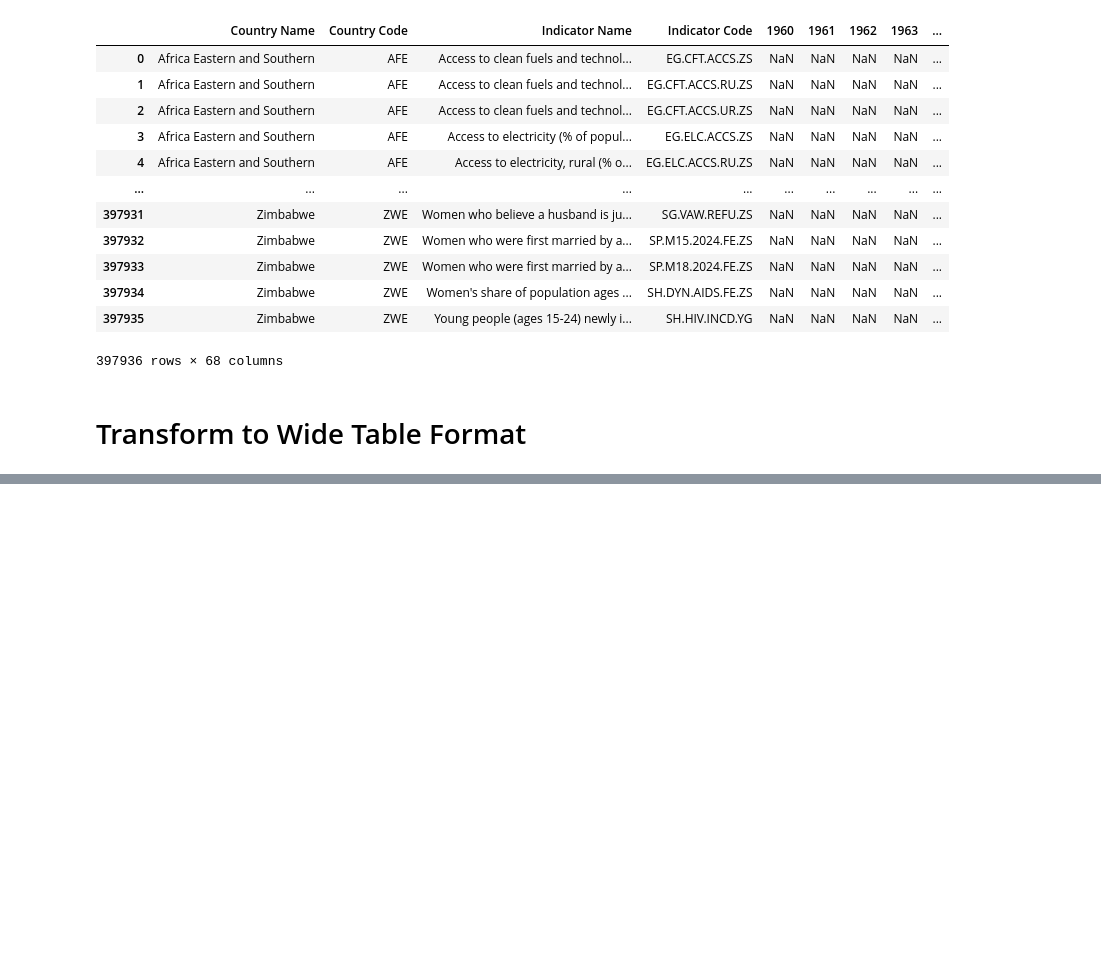
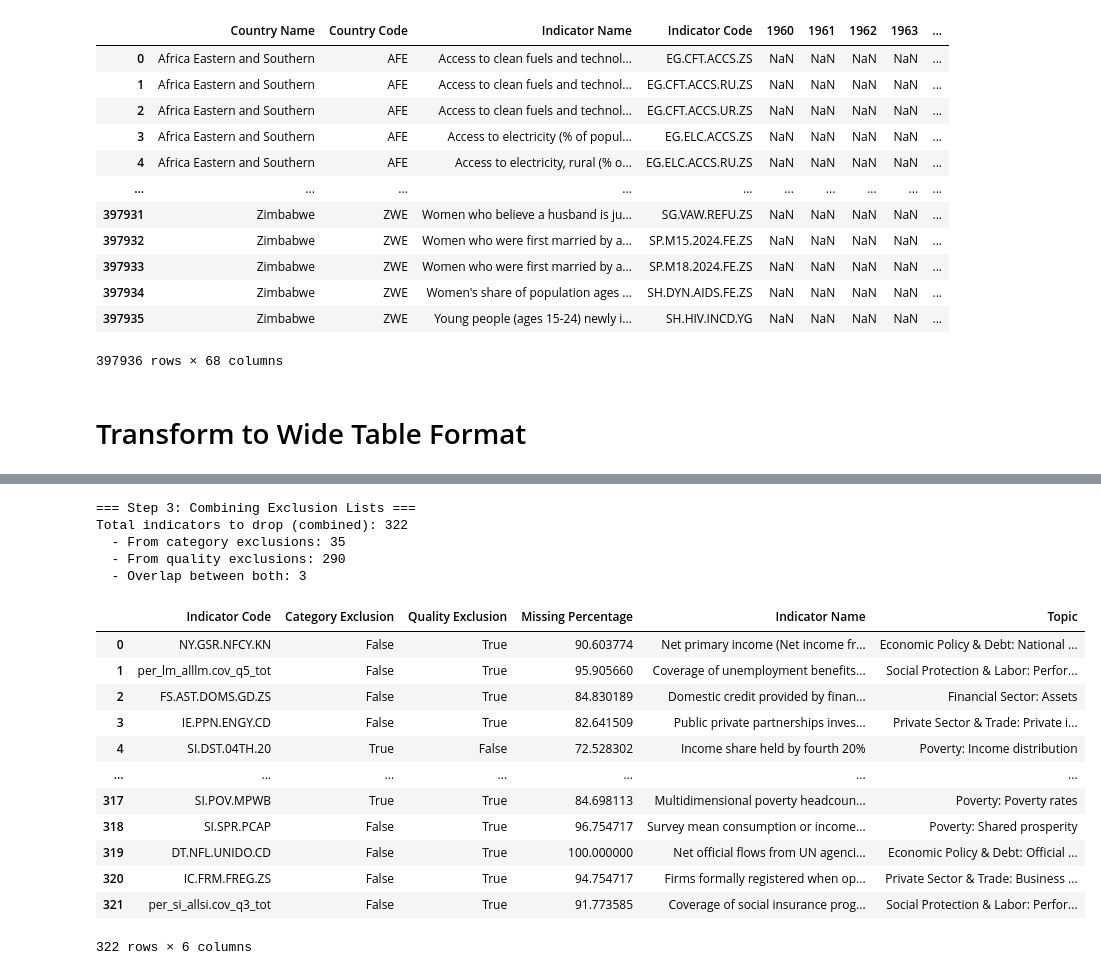
Before and after one commit to garrettwflowers/wdi-income-inequality, a Jupyter notebook: transform_data.ipynb, the cells around one changed output, grey strips where cells are left out. Drawn from its saved outputs; the diff is of its cells as text; code cells hidden in the pictures; blank space fills up the shorter version.

```diff
--- a/transform_data.ipynb
+++ b/transform_data.ipynb
@@ -141,0 +222,45 @@ exclude_columns
+# %%
+# STEP 3: Combine exclusion lists
+print("\n=== Step 3: Combining Exclusion Lists ===")
+
+# Combine category and quality-based exclusions
+drop_list = list(set(category_drop_list + quality_drop_list))
+print(f"Total indicators to drop (combined): {len(drop_list)}")
+print(f"  - From category exclusions: {len(category_drop_list)}")
+print(f"  - From quality exclusions: {len(quality_drop_list)}")
+print(f"  - Overlap between both: {len(category_drop_list) + len(quality_drop_list) - len(drop_list)}")
+
+# Create a comprehensive reference of all dropped indicators
+drop_reasons = pd.DataFrame({
+    'Indicator Code': drop_list,
+    'Category Exclusion': [code in category_drop_list for code in drop_list],
+    'Quality Exclusion': [code in quality_drop_list for code in drop_list],
+    'Missing Percentage': [missing_percentages.get(code, 100) for code in drop_list]
+})
+
+# Add indicator details
+drop_reasons = drop_reasons.merge(lookup[['Indicator Code', 'Indicator Name', 'Topic']], on='Indicator Code', how='left')
+
+# Save the comprehensive drop list
+drop_reasons.to_csv(f'output/reference/dropped_indicators_{YEAR_RANGE.start}_to_{YEAR_RANGE.stop}.csv', index=False)
+
+drop_reasons
+# %% [output]
+=== Step 3: Combining Exclusion Lists ===
+Total indicators to drop (combined): 322
+  - From category exclusions: 35
+  - From quality exclusions: 290
+  - Overlap between both: 3
+|  | Indicator Code | Category Exclusion | Quality Exclusion | Missing Percentage | Indicator Name | Topic |
+| 0 | NY.GSR.NFCY.KN | False | True | 90.603774 | Net primary income (Net income fr... | Economic Policy & Debt: National ... |
+| 1 | per_lm_alllm.cov_q5_tot | False | True | 95.905660 | Coverage of unemployment benefits... | Social Protection & Labor: Perfor... |
+| 2 | FS.AST.DOMS.GD.ZS | False | True | 84.830189 | Domestic credit provided by finan... | Financial Sector: Assets |
+| 3 | IE.PPN.ENGY.CD | False | True | 82.641509 | Public private partnerships inves... | Private Sector & Trade: Private i... |
+| 4 | SI.DST.04TH.20 | True | False | 72.528302 | Income share held by fourth 20% | Poverty: Income distribution |
+| ... | ... | ... | ... | ... | ... | ... |
+| 317 | SI.POV.MPWB | True | True | 84.698113 | Multidimensional poverty headcoun... | Poverty: Poverty rates |
+| 318 | SI.SPR.PCAP | False | True | 96.754717 | Survey mean consumption or income... | Poverty: Shared prosperity |
+| 319 | DT.NFL.UNIDO.CD | False | True | 100.000000 | Net official flows from UN agenci... | Economic Policy & Debt: Official ... |
+| 320 | IC.FRM.FREG.ZS | False | True | 94.754717 | Firms formally registered when op... | Private Sector & Trade: Business ... |
+| 321 | per_si_allsi.cov_q3_tot | False | True | 91.773585 | Coverage of social insurance prog... | Social Protection & Labor: Perfor... |
+322 rows × 6 columns
```
Also changed, not shown: parts of 18 cells of this notebook, 39 other files.
